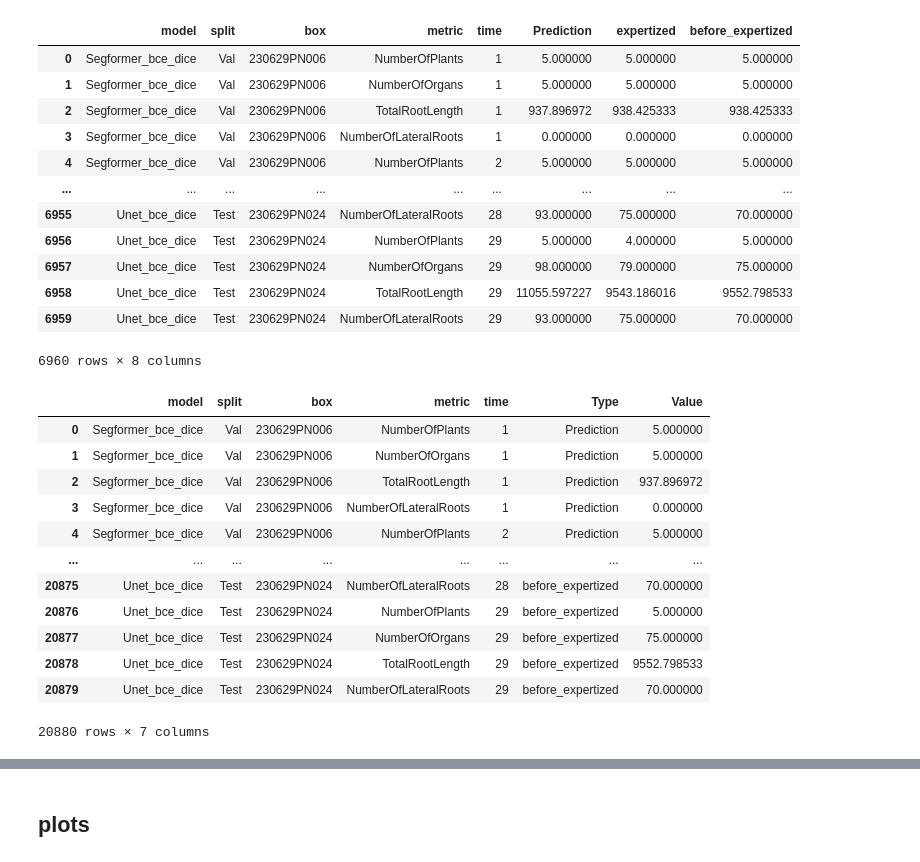
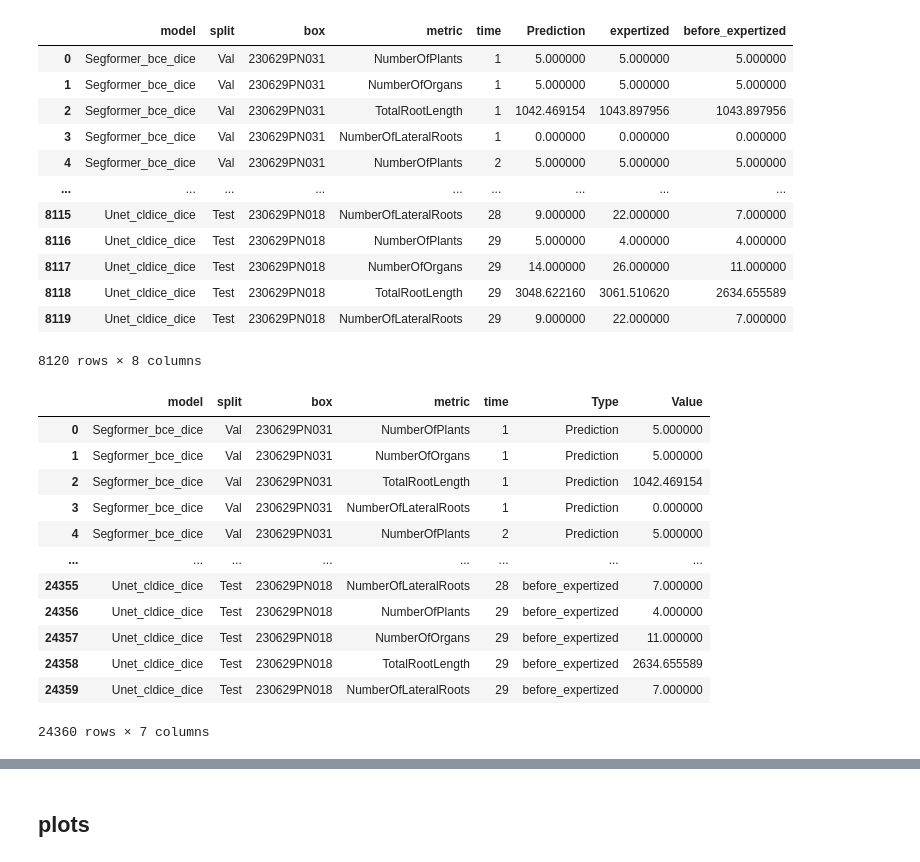
Before and after one commit to Money-eng/Benchmark_RST, a Jupyter notebook: Mesure_per_box.ipynb, the cells around one changed output, grey strips where cells are left out. Saved outputs shown, nothing was run; the diff lists cells and outputs as text; code cells hidden in the pictures.

```diff
--- a/Mesure_per_box.ipynb
+++ b/Mesure_per_box.ipynb
@@ -3,23 +3,23 @@ import pandas as pd
 from pathlib import Path
 # %%
 # --- par‑box ---------------------------------------------------------------
-path_box   = Path("/home/loai/Documents/code/RSMLExtraction/Results/Measures/results_per_box.csv")
+path_box   = Path("/home/loai/Documents/code/RSMLExtraction/Results/Reconstruction/measure_per_box.csv")
 df_box_wid = pd.read_csv(path_box)
 df_box_wid
 # %% [output]
 |  | model | split | box | metric | time | Prediction | expertized | before_expertized |
-| 0 | Segformer_bce_dice | Val | 230629PN006 | NumberOfPlants | 1 | 5.000000 | 5.000000 | 5.000000 |
-| 1 | Segformer_bce_dice | Val | 230629PN006 | NumberOfOrgans | 1 | 5.000000 | 5.000000 | 5.000000 |
-| 2 | Segformer_bce_dice | Val | 230629PN006 | TotalRootLength | 1 | 937.896972 | 938.425333 | 938.425333 |
-| 3 | Segformer_bce_dice | Val | 230629PN006 | NumberOfLateralRoots | 1 | 0.000000 | 0.000000 | 0.000000 |
-| 4 | Segformer_bce_dice | Val | 230629PN006 | NumberOfPlants | 2 | 5.000000 | 5.000000 | 5.000000 |
+| 0 | Segformer_bce_dice | Val | 230629PN031 | NumberOfPlants | 1 | 5.000000 | 5.000000 | 5.000000 |
+| 1 | Segformer_bce_dice | Val | 230629PN031 | NumberOfOrgans | 1 | 5.000000 | 5.000000 | 5.000000 |
+| 2 | Segformer_bce_dice | Val | 230629PN031 | TotalRootLength | 1 | 1042.469154 | 1043.897956 | 1043.897956 |
+| 3 | Segformer_bce_dice | Val | 230629PN031 | NumberOfLateralRoots | 1 | 0.000000 | 0.000000 | 0.000000 |
+| 4 | Segformer_bce_dice | Val | 230629PN031 | NumberOfPlants | 2 | 5.000000 | 5.000000 | 5.000000 |
 | ... | ... | ... | ... | ... | ... | ... | ... | ... |
-| 6955 | Unet_bce_dice | Test | 230629PN024 | NumberOfLateralRoots | 28 | 93.000000 | 75.000000 | 70.000000 |
-| 6956 | Unet_bce_dice | Test | 230629PN024 | NumberOfPlants | 29 | 5.000000 | 4.000000 | 5.000000 |
-| 6957 | Unet_bce_dice | Test | 230629PN024 | NumberOfOrgans | 29 | 98.000000 | 79.000000 | 75.000000 |
-| 6958 | Unet_bce_dice | Test | 230629PN024 | TotalRootLength | 29 | 11055.597227 | 9543.186016 | 9552.798533 |
-| 6959 | Unet_bce_dice | Test | 230629PN024 | NumberOfLateralRoots | 29 | 93.000000 | 75.000000 | 70.000000 |
+| 8115 | Unet_cldice_dice | Test | 230629PN018 | NumberOfLateralRoots | 28 | 9.000000 | 22.000000 | 7.000000 |
+| 8116 | Unet_cldice_dice | Test | 230629PN018 | NumberOfPlants | 29 | 5.000000 | 4.000000 | 4.000000 |
+| 8117 | Unet_cldice_dice | Test | 230629PN018 | NumberOfOrgans | 29 | 14.000000 | 26.000000 | 11.000000 |
+| 8118 | Unet_cldice_dice | Test | 230629PN018 | TotalRootLength | 29 | 3048.622160 | 3061.510620 | 2634.655589 |
+| 8119 | Unet_cldice_dice | Test | 230629PN018 | NumberOfLateralRoots | 29 | 9.000000 | 22.000000 | 7.000000 |
-6960 rows × 8 columns
+8120 rows × 8 columns
 # %%
 df_long = df_box_wid.melt(
     id_vars=['model', 'split', 'box', 'metric', 'time'],
@@ -30,18 +30,18 @@ df_long = df_box_wid.melt(
 df_long
 # %% [output]
 |  | model | split | box | metric | time | Type | Value |
-| 0 | Segformer_bce_dice | Val | 230629PN006 | NumberOfPlants | 1 | Prediction | 5.000000 |
-| 1 | Segformer_bce_dice | Val | 230629PN006 | NumberOfOrgans | 1 | Prediction | 5.000000 |
-| 2 | Segformer_bce_dice | Val | 230629PN006 | TotalRootLength | 1 | Prediction | 937.896972 |
-| 3 | Segformer_bce_dice | Val | 230629PN006 | NumberOfLateralRoots | 1 | Prediction | 0.000000 |
-| 4 | Segformer_bce_dice | Val | 230629PN006 | NumberOfPlants | 2 | Prediction | 5.000000 |
+| 0 | Segformer_bce_dice | Val | 230629PN031 | NumberOfPlants | 1 | Prediction | 5.000000 |
+| 1 | Segformer_bce_dice | Val | 230629PN031 | NumberOfOrgans | 1 | Prediction | 5.000000 |
+| 2 | Segformer_bce_dice | Val | 230629PN031 | TotalRootLength | 1 | Prediction | 1042.469154 |
+| 3 | Segformer_bce_dice | Val | 230629PN031 | NumberOfLateralRoots | 1 | Prediction | 0.000000 |
+| 4 | Segformer_bce_dice | Val | 230629PN031 | NumberOfPlants | 2 | Prediction | 5.000000 |
 | ... | ... | ... | ... | ... | ... | ... | ... |
-| 20875 | Unet_bce_dice | Test | 230629PN024 | NumberOfLateralRoots | 28 | before_expertized | 70.000000 |
-| 20876 | Unet_bce_dice | Test | 230629PN024 | NumberOfPlants | 29 | before_expertized | 5.000000 |
-| 20877 | Unet_bce_dice | Test | 230629PN024 | NumberOfOrgans | 29 | before_expertized | 75.000000 |
-| 20878 | Unet_bce_dice | Test | 230629PN024 | TotalRootLength | 29 | before_expertized | 9552.798533 |
-| 20879 | Unet_bce_dice | Test | 230629PN024 | NumberOfLateralRoots | 29 | before_expertized | 70.000000 |
+| 24355 | Unet_cldice_dice | Test | 230629PN018 | NumberOfLateralRoots | 28 | before_expertized | 7.000000 |
+| 24356 | Unet_cldice_dice | Test | 230629PN018 | NumberOfPlants | 29 | before_expertized | 4.000000 |
+| 24357 | Unet_cldice_dice | Test | 230629PN018 | NumberOfOrgans | 29 | before_expertized | 11.000000 |
+| 24358 | Unet_cldice_dice | Test | 230629PN018 | TotalRootLength | 29 | before_expertized | 2634.655589 |
+| 24359 | Unet_cldice_dice | Test | 230629PN018 | NumberOfLateralRoots | 29 | before_expertized | 7.000000 |
-20880 rows × 7 columns
+24360 rows × 7 columns
 # %%
 df_grouped = df_long.groupby(['model', 'split', 'box', 'metric', 'Type', 'time'])
 
```
Also changed, not shown: parts of 6 cells of this notebook, 41 other files.
